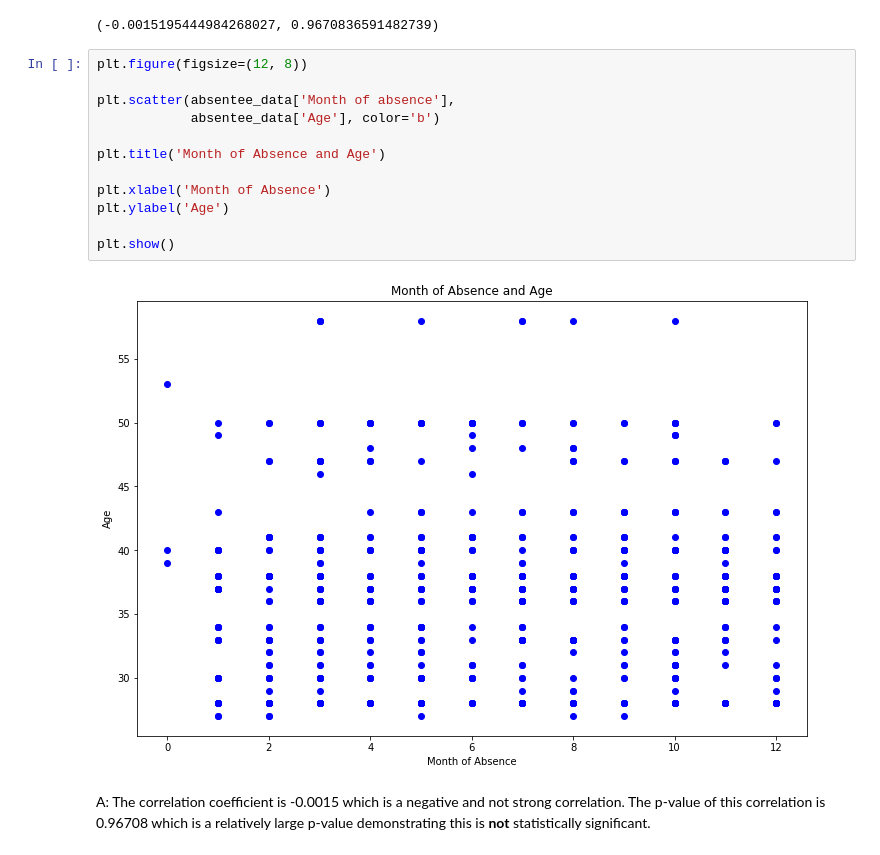
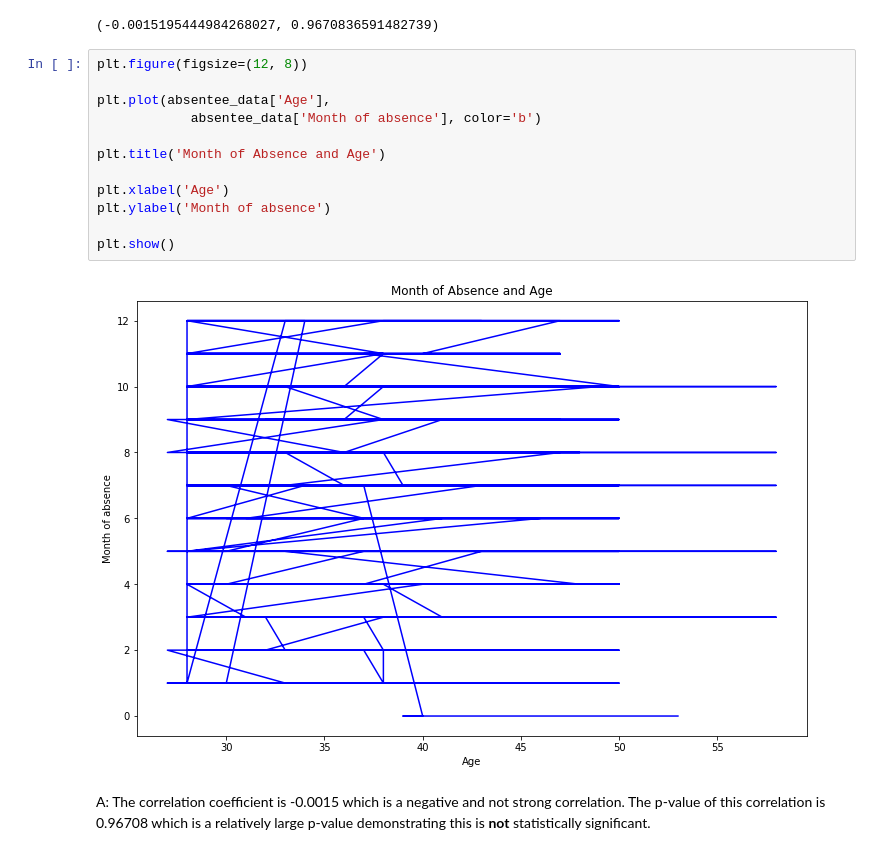
Before and after one commit to naboo731/Correlation-Trials, a Jupyter notebook: Correlation Trials.ipynb, the cells around one changed output. Saved outputs shown, nothing was run; the diff lists cells and outputs as text.

Commit message:
updated graph

```diff
--- a/Correlation Trials.ipynb
+++ b/Correlation Trials.ipynb
@@ -64,17 +85,17 @@ pearsonr(absentee_data['Month of absence'], absentee_data['Age'])
 # %%
 plt.figure(figsize=(12, 8))
 
-plt.scatter(absentee_data['Month of absence'],
-            absentee_data['Age'], color='b')
+plt.plot(absentee_data['Age'],
+            absentee_data['Month of absence'], color='b')
 
 plt.title('Month of Absence and Age')
 
-plt.xlabel('Month of Absence')
-plt.ylabel('Age')
+plt.xlabel('Age')
+plt.ylabel('Month of absence')
 
 plt.show()
 # %% [output]
-[figure, old version]
+[figure, new version]
 # %% [markdown]
 A: The correlation coefficient is -0.0015 which is a negative and not strong correlation. The p-value of this correlation is 0.96708 which is a relatively large p-value demonstrating this is **not** statistically significant.
 # %% [markdown]
```
Also changed, not shown: parts of 1 cell of this notebook.
